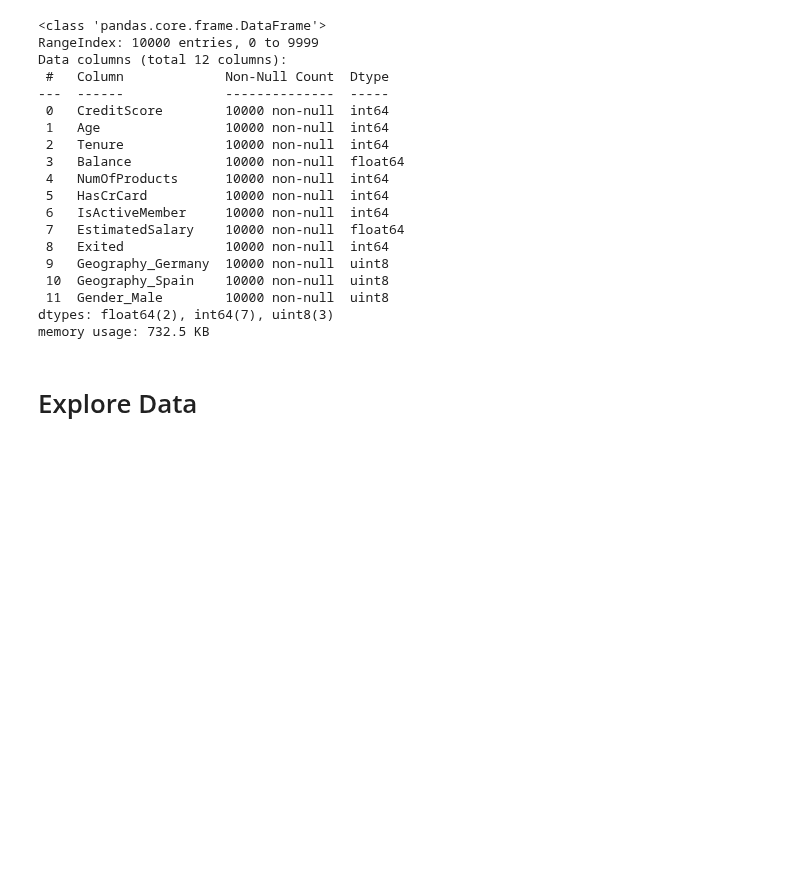
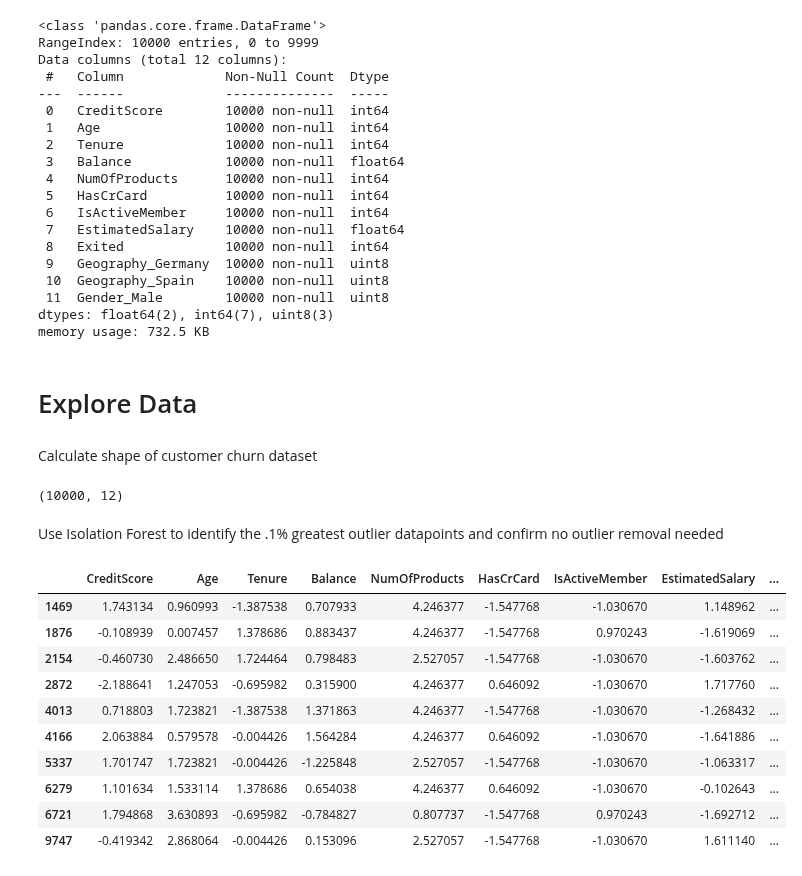
Before and after one commit to blantj/customer_churn_classification, a Jupyter notebook: Modeling.ipynb, the cells around one changed output. Drawn from its saved outputs; the diff is of its cells as text; code cells hidden in the pictures; blank space fills up the shorter version.

```diff
--- a/Modeling.ipynb
+++ b/Modeling.ipynb
@@ -92,3 +96,32 @@ dtypes: float64(2), int64(7), uint8(3)
 memory usage: 732.5 KB
 # %% [markdown]
 # Explore Data
+# %% [markdown]
+Calculate shape of customer churn dataset
+# %%
+df.shape
+# %% [output]
+(10000, 12)
+# %% [markdown]
+Use Isolation Forest to identify the .1% greatest outlier datapoints and confirm no outlier removal needed
+# %%
+if_x = df.drop(columns='Exited')
+if_ss = StandardScaler()
+ss_if_x = pd.DataFrame(if_ss.fit_transform(if_x), columns=if_x.columns)
+
+is_for = IsolationForest(contamination=.001, random_state=71)
+is_for.fit(ss_if_x)
+ss_if_x['Outlier'] = is_for.predict(ss_if_x)
+ss_if_x[ss_if_x['Outlier']==-1]
+# %% [output]
+|  | CreditScore | Age | Tenure | Balance | NumOfProducts | HasCrCard | IsActiveMember | EstimatedSalary | ... |
+| 1469 | 1.743134 | 0.960993 | -1.387538 | 0.707933 | 4.246377 | -1.547768 | -1.030670 | 1.148962 | ... |
+| 1876 | -0.108939 | 0.007457 | 1.378686 | 0.883437 | 4.246377 | -1.547768 | 0.970243 | -1.619069 | ... |
+| 2154 | -0.460730 | 2.486650 | 1.724464 | 0.798483 | 2.527057 | -1.547768 | -1.030670 | -1.603762 | ... |
+| 2872 | -2.188641 | 1.247053 | -0.695982 | 0.315900 | 4.246377 | 0.646092 | -1.030670 | 1.717760 | ... |
+| 4013 | 0.718803 | 1.723821 | -1.387538 | 1.371863 | 4.246377 | -1.547768 | -1.030670 | -1.268432 | ... |
+| 4166 | 2.063884 | 0.579578 | -0.004426 | 1.564284 | 4.246377 | 0.646092 | -1.030670 | -1.641886 | ... |
+| 5337 | 1.701747 | 1.723821 | -0.004426 | -1.225848 | 2.527057 | -1.547768 | -1.030670 | -1.063317 | ... |
+| 6279 | 1.101634 | 1.533114 | 1.378686 | 0.654038 | 4.246377 | 0.646092 | -1.030670 | -0.102643 | ... |
+| 6721 | 1.794868 | 3.630893 | -0.695982 | -0.784827 | 0.807737 | -1.547768 | 0.970243 | -1.692712 | ... |
+| 9747 | -0.419342 | 2.868064 | -0.004426 | 0.153096 | 2.527057 | -1.547768 | -1.030670 | 1.611140 | ... |
```
Also changed, not shown: parts of 7 cells of this notebook.
